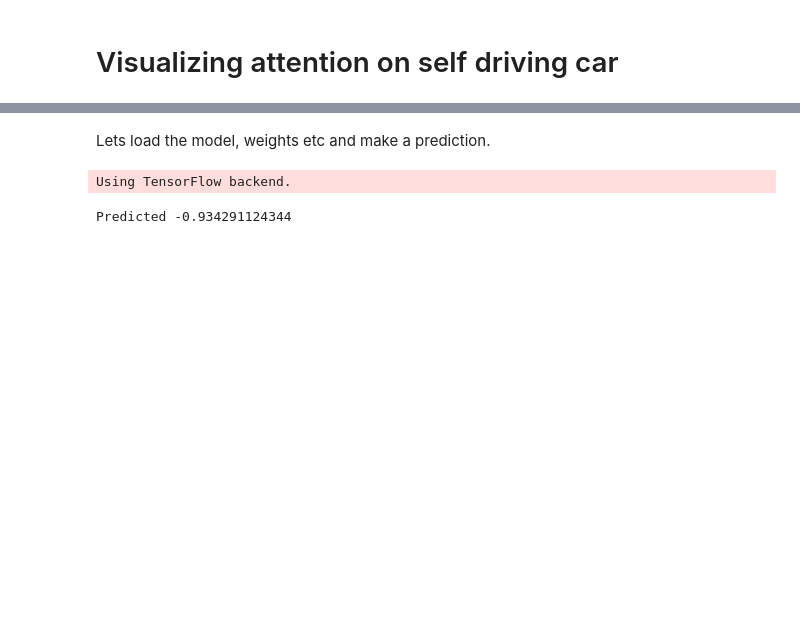
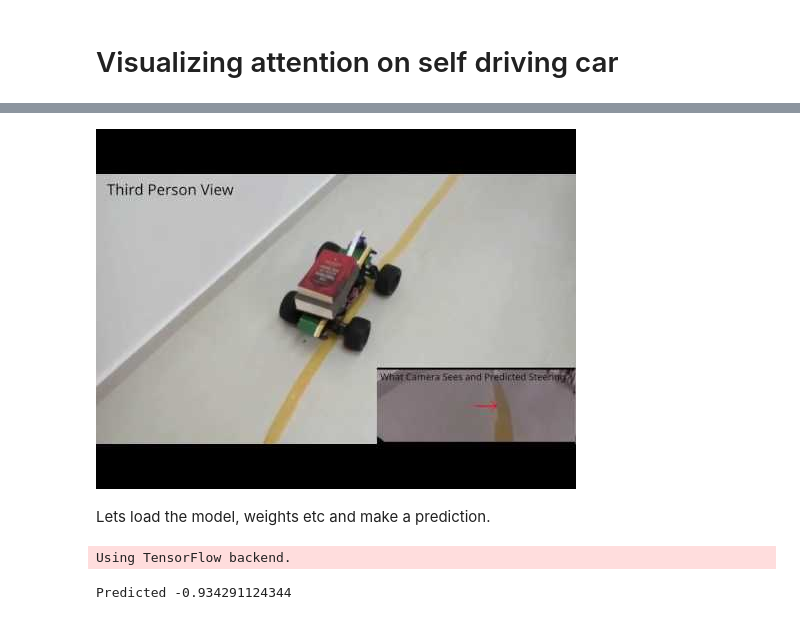
Before and after one commit to raghakot/keras-vis, a Jupyter notebook: applications/self_driving/visualize_attention.ipynb, the cells around one changed output, grey strips where cells are left out. Cells and saved outputs as stored; diff of their text form; code cells hidden in the pictures; blank space fills up the shorter version.

Commit message:
Add video link to self driving notebook

```diff
--- a/applications/self_driving/visualize_attention.ipynb
+++ b/applications/self_driving/visualize_attention.ipynb
@@ -9,3 +7,8 @@ In this example, we will use a pretrained self driving car model that predicts t
+# %%
+from IPython.display import YouTubeVideo
+YouTubeVideo('-v6q2dNZTU8')
+# %% [output]
+[figure, added]
 # %% [markdown]
 Lets load the model, weights etc and make a prediction.
 # %%
```
Also changed, not shown: parts of 1 cell of this notebook.
